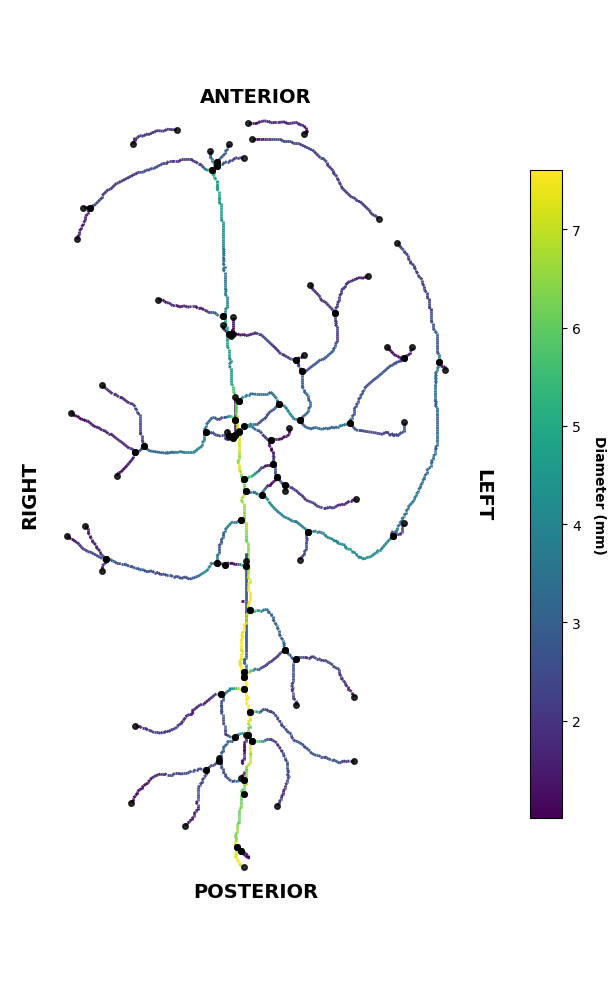
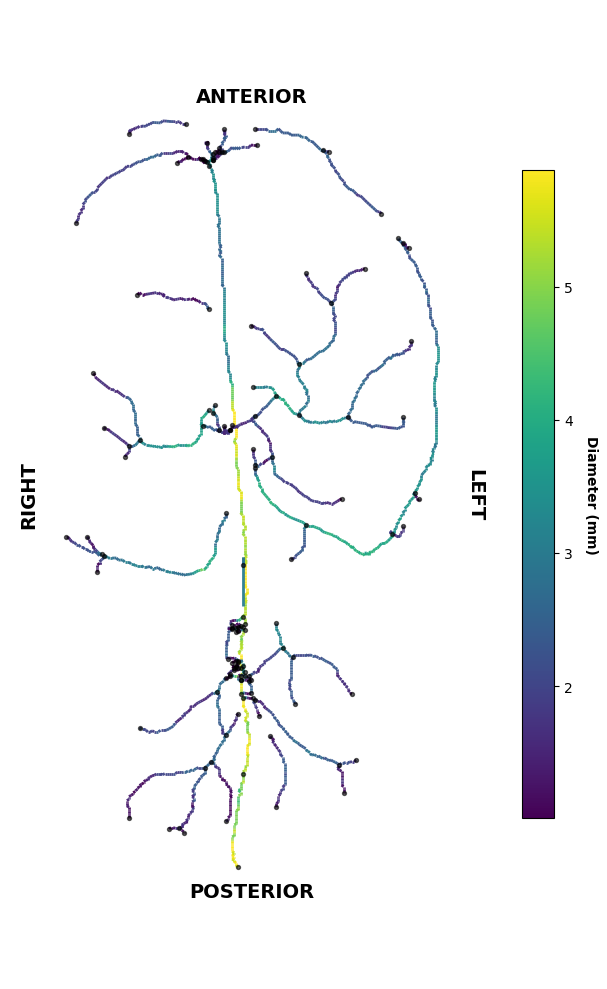
Unified diff of the notebook cell whose output changed from the first chart to the second:
--- before
+++ after
@@ -8,10 +8,11 @@
 
 # 1. LOAD & PREPaRE DATA
-img_seg = nib.load("../cases/segments_unified/sub-stroke_0002_seg.nii.gz")
+img_seg = nib.load("../cases/segments/sub-stroke_0002_seg.nii.gz")
 seg_data, zooms = img_seg.get_fdata(), np.array(img_seg.header.get_zooms()[:3])
 
-mask = remove_small_objects(seg_data > 0, min_size=80, connectivity=3)
+target_labels = [5, 10, 11]
+mask = remove_small_objects(np.isin(seg_data, target_labels), min_size=80, connectivity=3)
 radius_map = distance_transform_edt(mask, sampling=zooms)
-centre = np.median(np.argwhere(seg_data == 6), axis=0) * zooms
+centre = np.median(np.argwhere(seg_data == 5), axis=0) * zooms
 
 ske = Skeleton(skeletonize(mask))
@@ -77,6 +78,6 @@
 
 if nodes:
-    nodes = np.array(nodes)
-    ax.scatter(nodes[:, 0], nodes[:, 1], color="black", s=16, zorder=2, alpha=0.8)
+    nodes = np.unique(np.array(nodes), axis=0)
+    ax.scatter(nodes[:, 0], nodes[:, 1], color="black", s=8, zorder=2, alpha=0.6)
 
 txt_kw = {'transform': ax.transAxes, 'fontweight': 'bold', 'color': 'black', 'fontsize': 14}
@@ -86,5 +87,5 @@
 ax.text(0.98, 0.5, "LEFT", rotation=-90, va="center", ha="right", **txt_kw)
 
-ax.invert_yaxis()
+#ax.invert_yaxis()
 plt.tight_layout()
 plt.show()

Commit: Aadapted to new segmentations. Also generates a CSV with tortuosity-related stats.